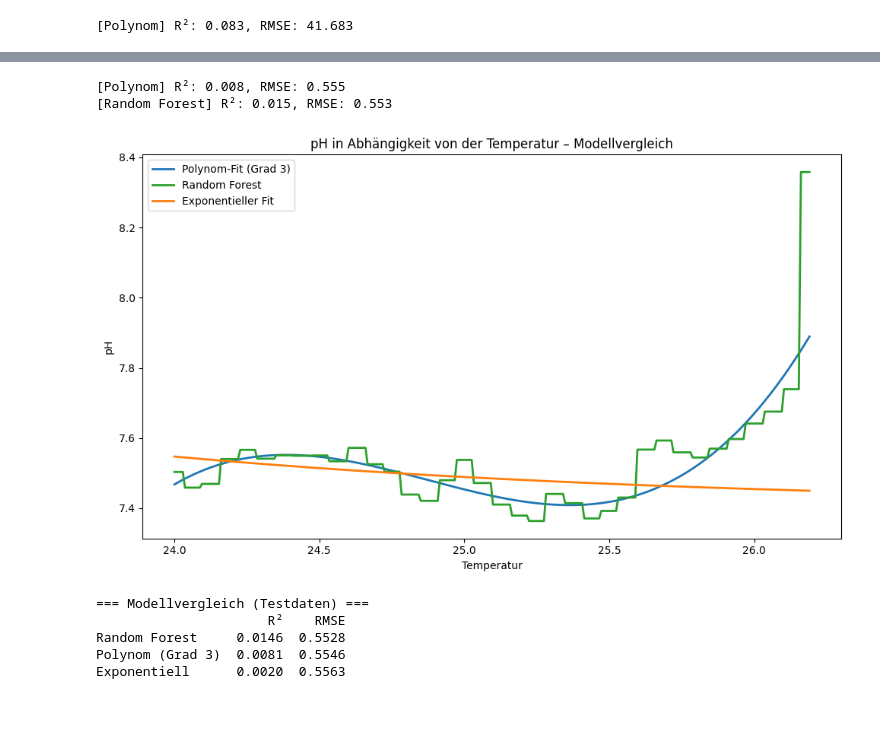
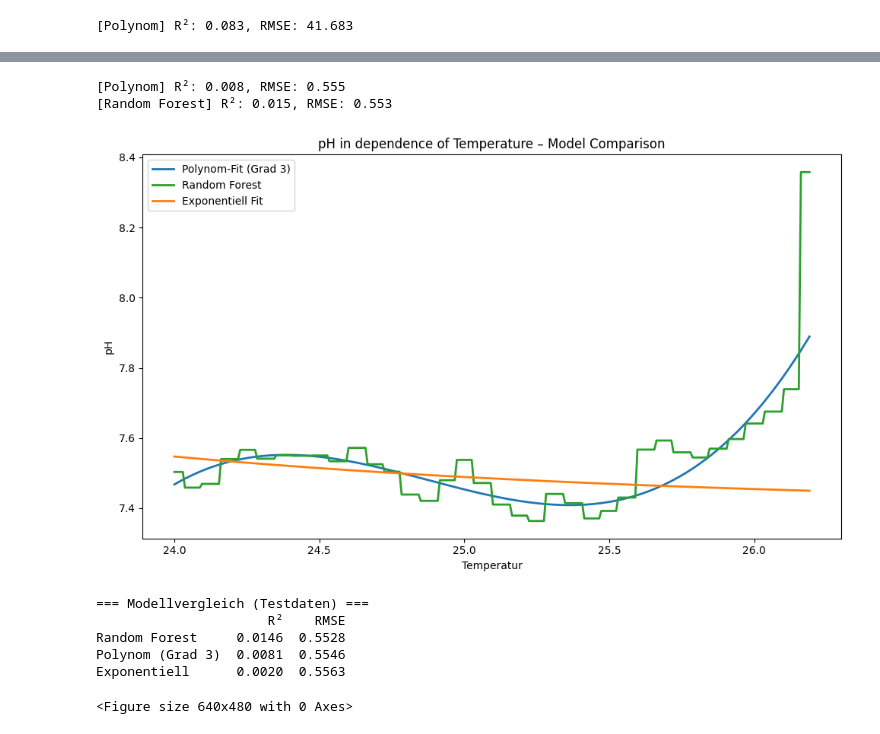
Before and after one commit to jakobpeerkrolla/VRO-Project, a Jupyter notebook: notebooks/05_prediction_models.ipynb, the cells around one changed output, grey strips where cells are left out. Saved outputs shown, nothing was run; the diff lists cells and outputs as text; code cells hidden in the pictures.

```diff
--- a/notebooks/05_prediction_models.ipynb
+++ b/notebooks/05_prediction_models.ipynb
@@ -595,48 +595,52 @@ fig, ax = plt.subplots(figsize=(10, 6))
 ax.plot(T_range, TDS_pred_poly, color="tab:blue", linewidth=2, label=f"Polynom-Fit (Grad {degree})")
 ax.plot(T_range, TDS_pred_rf, color="tab:green", linewidth=2, label="Random Forest")
 if has_exp:
-    ax.plot(T_range, TDS_pred_exp, color="tab:orange", linewidth=2, label="Exponentieller Fit")
+    ax.plot(T_range, TDS_pred_exp, color="tab:orange", linewidth=2, label="Exponentiell Fit")
 ax.set_xlabel("Temperatur")
 ax.set_ylabel("pH")
-ax.set_title("pH in Abhängigkeit von der Temperatur – Modellvergleich")
+ax.set_title("pH in dependence of Temperature – Model Comparison")
 ax.legend()
 fig.tight_layout()
 plt.show()
+
+output_fig_path = os.path.join(output_dir_fig, "pH_prediction_models_comparison.png")
+plt.savefig(output_fig_path, dpi=300)
 
 
 import pandas as pd
 
 # --- Vergleichstabelle der Modelle ---
 results = {
     "Polynom (Grad 3)": {
         "R²": r2_score(y_test, y_pred_poly),
         "RMSE": np.sqrt(mean_squared_error(y_test, y_pred_poly))
     },
     "Random Forest": {
         "R²": r2_score(y_test, y_pred_rf),
         "RMSE": np.sqrt(mean_squared_error(y_test, y_pred_rf))
     }
 }
 
 if has_exp:
     # Test-Vorhersage für exponentiellen Fit berechnen
     y_pred_exp_test = model_func(X_test.flatten(), *params)
     results["Exponentiell"] = {
         "R²": r2_score(y_test, y_pred_exp_test),
         "RMSE": np.sqrt(mean_squared_error(y_test, y_pred_exp_test))
     }
 
 results_df = pd.DataFrame(results).T
 results_df = results_df.sort_values("R²", ascending=False)
 
 print("\n=== Modellvergleich (Testdaten) ===")
 print(results_df.round(4))
 # %% [output]
 [Polynom] R²: 0.008, RMSE: 0.555
 [Random Forest] R²: 0.015, RMSE: 0.553
-[figure, old version]
+[figure, new version]
 === Modellvergleich (Testdaten) ===
                       R²    RMSE
 Random Forest     0.0146  0.5528
 Polynom (Grad 3)  0.0081  0.5546
 Exponentiell      0.0020  0.5563
+<Figure size 640x480 with 0 Axes>
```
Also changed, not shown: parts of 1 cell of this notebook, 3 other files.
